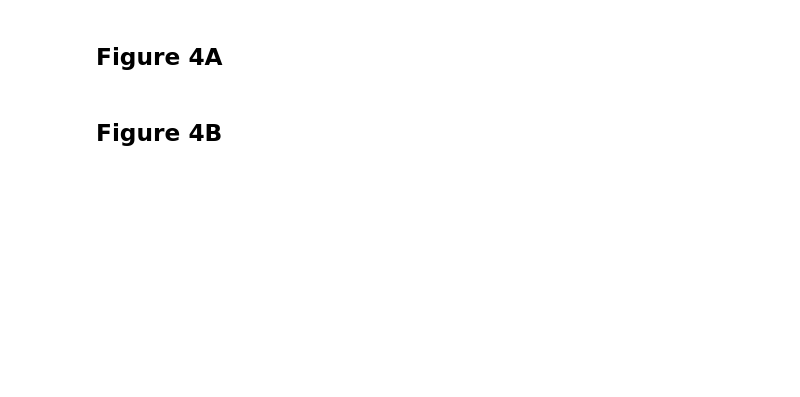
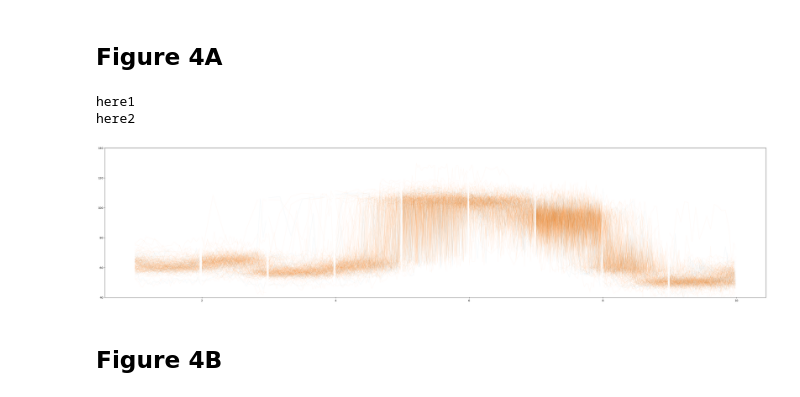
Before and after one commit to genometechlab/gIVT, a Jupyter notebook: data_generation_and_figures/Figure4.ipynb, the cells around one changed output. Drawn from its saved outputs; the diff is of its cells as text; code cells hidden in the pictures; blank space fills up the shorter version.

Commit message:
Figure 4 Updates
Added signal and bam files for Figure 4

```diff
--- a/data_generation_and_figures/Figure4.ipynb
+++ b/data_generation_and_figures/Figure4.ipynb
@@ -39,6 +39,7 @@ def get_read_to_signal(mv_table_in, ts, ns, read_len):
     return readpos_to_signal
 
 def get_positions(read, low_pos, high_pos):
+    read.set_tag('ts', None)
     read_pos_to_signal = get_read_to_signal(read.get_tag('mv'), read.get_tag('ts'), read.get_tag('ns'), len(read.query_sequence))
     ref_to_signal = {}
     for pair in read.get_aligned_pairs():
@@ -80,17 +81,23 @@ def make_read_dict(bam_path, read_ids, pod5, target_position, lower_bound, upper
     return read_to_positions
 
 def update_to_signal(read_to_positions, pod5_file, max_pos):
+
+    all_reads = set(read_to_positions.keys())
     with pod5.DatasetReader(pod5_file, recursive = True) as dataset:
         for read_record in dataset:
             read_id = str(read_record.read_id)
             if read_id not in read_to_positions:
                 continue
+            all_reads.remove(read_id)
             for position in read_to_positions[read_id]['pos_to_signal']:
                 start, stop = read_to_positions[read_id]['pos_to_signal'][position]
                 read_to_positions[read_id]['pos_to_signal'][position] = read_record.signal_pa[start:stop]
 
+
+    for read_id in all_reads:
+        del read_to_positions[read_id]
+
     for read in list(read_to_positions.keys()):
-
         pos_to_plot_index(max_pos, read_to_positions[read])
 
     return read_to_positions
@@ -101,7 +108,6 @@ def plot_conditions(read_to_positions_list, labels_list, max_plot, target_length
     fig.set_figwidth(4*target_length)
     fig.set_figheight(10)
     for j, read_to_positions in enumerate(read_to_positions_list):
-        print(read_to_positions)
         count = 0
         #print(len(read_to_positions))
         for read_key in read_to_positions:
@@ -113,23 +119,25 @@ def plot_conditions(read_to_positions_list, labels_list, max_plot, target_length
                              y = read['pos_to_signal'][i],
                              color = palette[j],
                              alpha = 0.05,
-                             linewidth=1)
+                             linewidth=1
+                            )
             count += 1
 
     ax.set_ylim([40, 140])
 
     return fig, ax
 # %%
-psi_1_mod_read_ids = read_id_set("./read_id_set_mod.txt")
-psi_1_canon_read_ids = read_id_set("./read_id_set_canonical.txt")
+psi_1_mod_read_ids = read_id_set("./exemplar_data/read_id_set_mod.txt")
+psi_1_canon_read_ids = read_id_set("./exemplar_data/read_id_set_canonical.txt")
 
-psi_1_mod_bam = "/work/Genometechlab/stuart/whole_genome_ivt/04_10_25_RNA004_GM12878_wholeIVT.dorado_0.8.1.emit_moves.4mods.threshold_0.polya.GRCh38.sorted.filtered.bam"
-psi_1_canon_bam = "/work/Genometechlab/stuart/whole_genome_ivt/04_10_25_RNA004_GM12878_wholeIVT.dorado_0.8.1.emit_moves.4mods.threshold_0.polya.GRCh38.sorted.filtered.bam"
+psi_1_mod_bam = "./exemplar_data/signal_mod.bam"
+psi_1_canon_bam = "./exemplar_data/signal_canonical.bam"
 
-psi_1_pod5 = "/work/Genometechlab/nanopore/PromethION/04_10_25_RNA004_GM12878_wholeIVT/04_10_25_RNA004_GM12878_wholeIVT/20250410_1517_2G_PBE01761_ca67591e/pod5_skip"
+psi_1_pod5 = "./exemplar_data/mod_exemplar.pod5"
+psi_1_canon_pod5 = "./exemplar_data/canon_exemplar.pod5"
 
-psi_1_mod_target_pos = 1370
-psi_1_canon_target_pos = 1370
+psi_1_mod_target_pos = 273
+psi_1_canon_target_pos = 273
 
 psi_1_lower_bound = 5
 psi_1_upper_bound = 5
@@ -139,4 +147,7 @@ psi_1_read_canon_dict = update_to_signal(psi_1_read_canon_dict, psi_1_pod5, psi_
 print("here2")
 psi_1_read_mod_dict = make_read_dict(psi_1_mod_bam, psi_1_mod_read_ids, psi_1_pod5,  psi_1_mod_target_pos, psi_1_lower_bound, psi_1_upper_bound)
 psi_1_read_mod_dict = update_to_signal(psi_1_read_mod_dict, psi_1_pod5, psi_1_mod_target_pos + psi_1_upper_bound)
+# %% [output]
+here1
+here2
 # %%
@@ -152,7 +163,9 @@ pos_to_index = {1366:0,
                }
 # %%
-fig, ax = plot_conditions([psi_1_read_mod_dict, psi_1_read_canon_dict], ["Psi False Positive", "Canon"], 250, psi_1_upper_bound + psi_1_lower_bound + 1)
-fig.get_figure().savefig(os.path.join(working_dir, "Psi_chrM_1370_signal.pdf"))
+fig, ax = plot_conditions([psi_1_read_mod_dict, psi_1_read_canon_dict], ["m6A False Positive", "Canon"], 250, psi_1_upper_bound + psi_1_lower_bound + 1)
+fig.get_figure().savefig(os.path.join(working_dir, "m6A_chrM_270_signal.pdf"))
+# %% [output]
+[figure, added]
 # %% [markdown]
 ## Figure 4B
 # %%
```
Also changed, not shown: parts of 2 cells of this notebook, 4 other files.
